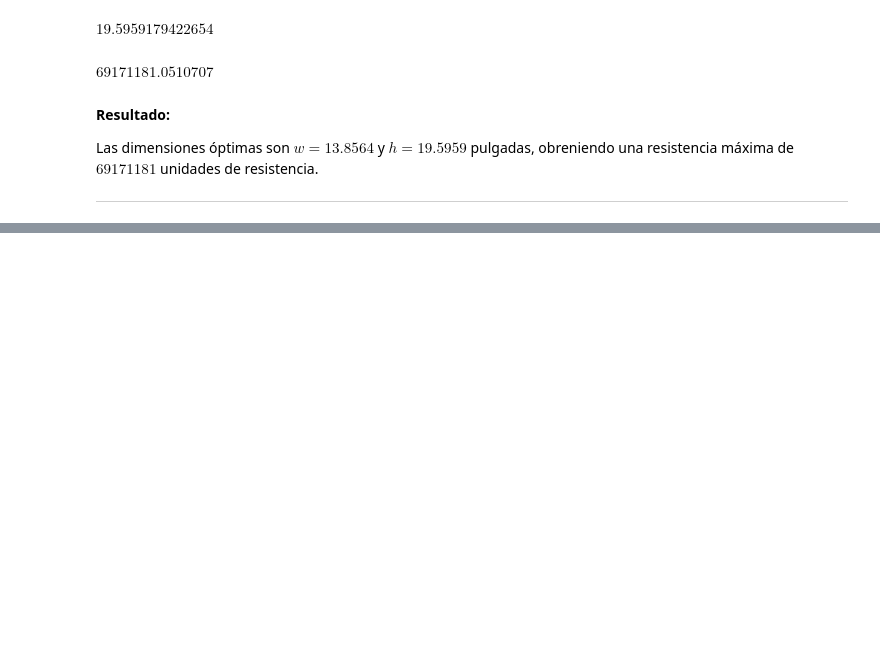
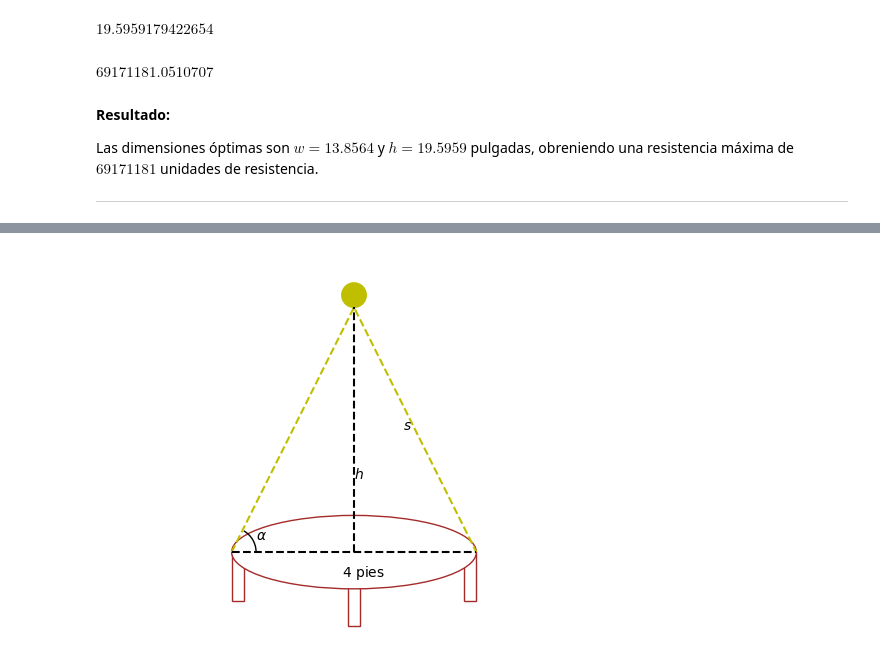
Before and after one commit to CamilaToS/Simulacion_Matematica_2025, a Jupyter notebook: NotasSEMANA4.ipynb, the cells around one changed output, grey strips where cells are left out. Saved outputs shown, nothing was run; the diff lists cells and outputs as text; code cells hidden in the pictures; blank space fills up the shorter version.

```diff
--- a/NotasSEMANA4.ipynb
+++ b/NotasSEMANA4.ipynb
@@ -217,0 +223,34 @@ Las dimensiones óptimas son $w=13.8564$ y $h=19.5959$ pulgadas, obreniendo una
+# %%
+import numpy as np
+import matplotlib.pyplot as plt
+import matplotlib.patches as patches
+E = patches.Ellipse((0, 0),10, 3,fc='white',ec='brown')
+C = patches.Circle((0,10.5),0.5,color='y')
+a = patches.Arc((-5,0),2,2,theta2=60)
+p1 = patches.Rectangle((-5, -2),0.5, 2, fill=False,color='brown')
+p2 = patches.Rectangle((4.5, -2),0.5, 2, fill=False,color='brown')
+p3 = patches.Rectangle((-0.25, -3),0.5, 2, fill=False,color='brown')
+ax = plt.gca()
+ax.add_artist(p1)
+ax.add_artist(p2)
+ax.add_artist(p3)
+ax.add_artist(E)
+ax.add_artist(C)
+ax.add_artist(a)
+
+plt.text(2,5,'$s$')
+plt.text(0,3,'$h$')
+plt.text(-4,0.5,r'$\alpha$')
+plt.text(-0.5,-1,'$4$ pies')
+
+plt.plot([-5,0,5],[0,10,0],'y--')
+plt.plot([-5,5],[0,0],'k--')
+plt.plot([0,0],[0,10],'k--')
+
+
+plt.axis('equal')
+plt.ylim([-3.1,12])
+plt.axis('off')
+plt.show()
+# %% [output]
+[figure, added]
```
Also changed, not shown: parts of 21 cells of this notebook.
